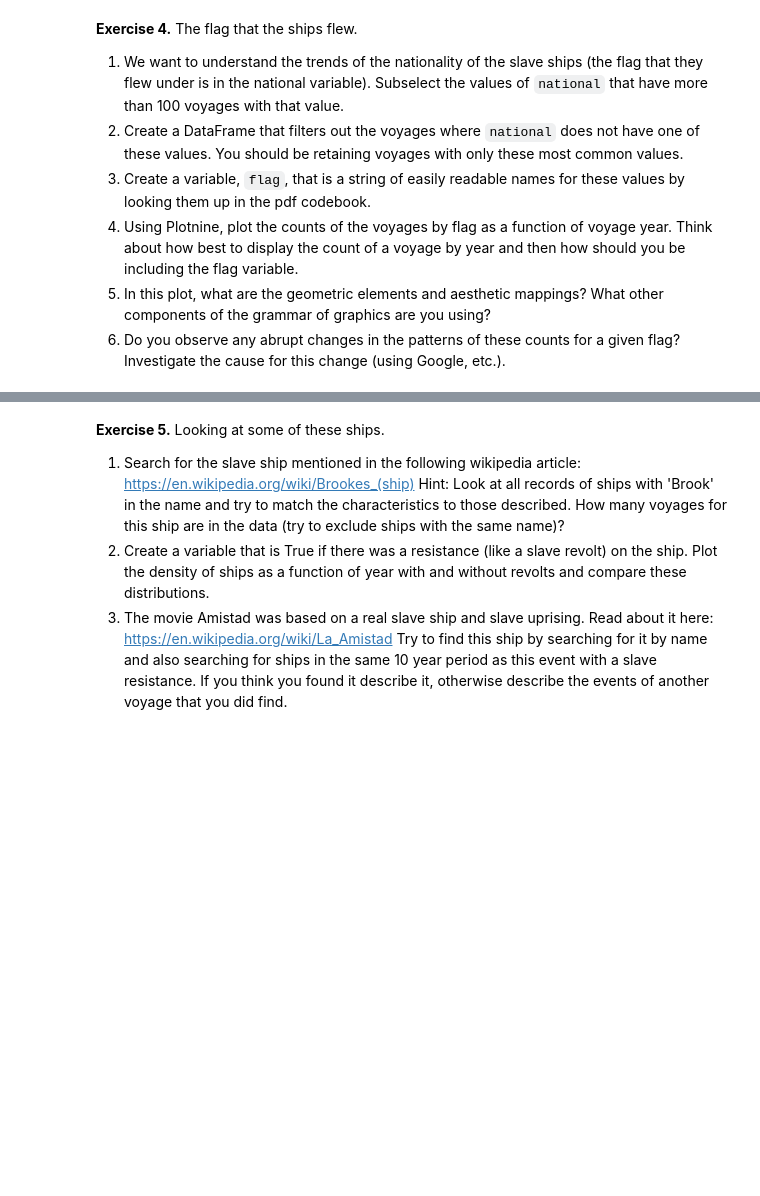
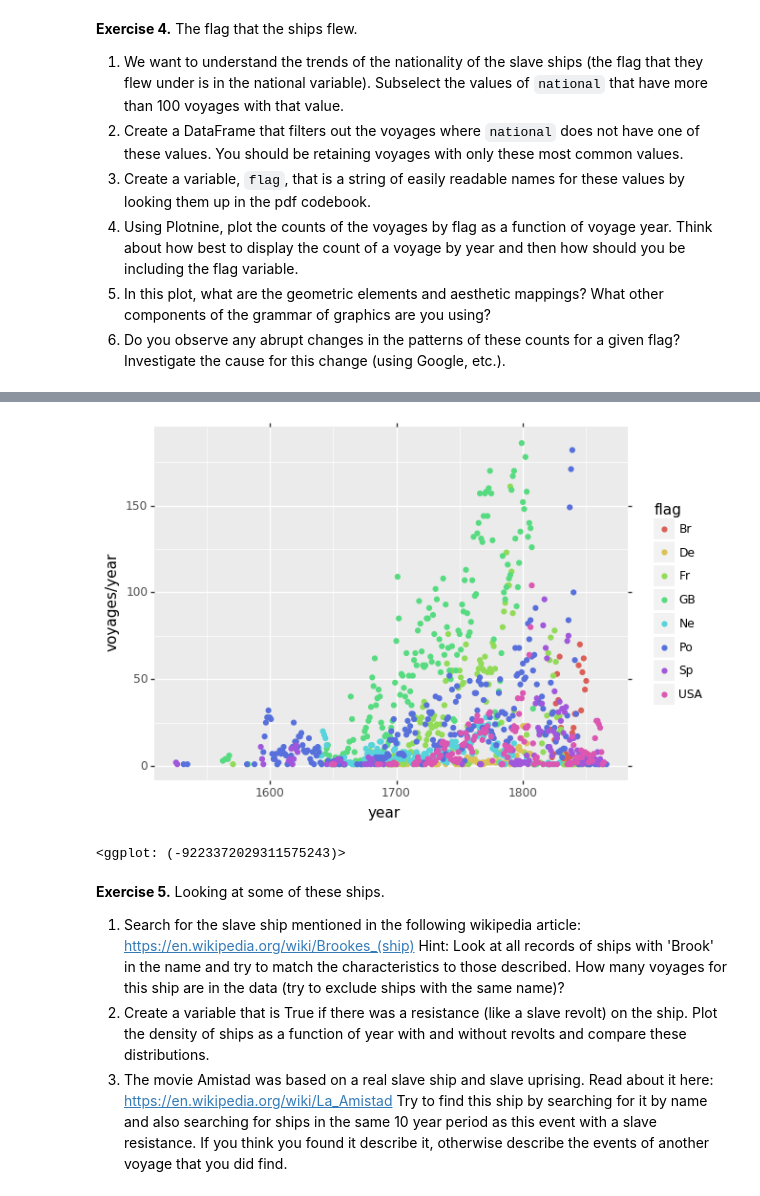
Before and after one commit to RyanYin04/MachineLearningPractice, a Jupyter notebook: 220_midterm/midterm.ipynb, the cells around one changed output, grey strips where cells are left out. Cells and saved outputs as stored; diff of their text form; code cells hidden in the pictures; blank space fills up the shorter version.

```diff
--- a/220_midterm/midterm.ipynb
+++ b/220_midterm/midterm.ipynb
@@ -62,0 +232,4 @@ Throughout we will disregard all time variables other than year since they are u
+# %%
+# 2.Filtered data:
+data_filtered = data[data['national'].isin(nations)]
+data_filtered.head()
@@ -62,0 +244,9 @@ Throughout we will disregard all time variables other than year since they are u
+# %%
+# 3. Create flag:
+flag = ['Sp', 'Po', 'Br', 'GB', 'Ne', 'USA', 'Fr', 'De']
+
+# Generate the dictionary in order to map:
+mapping = {key:value for (key, value) in zip(nations, flag)}
+
+# Create new varaible and map to national:
+data_filtered['flag'] = data_filtered['national'].map(mapping)
@@ -62,0 +294,6 @@ Throughout we will disregard all time variables other than year since they are u
+# %%
+# 4. Using Plotnine, plot the counts of the voyages by flag as a function of voyage year. Think about how best to display the count of a voyage by year and then how should you be including the flag variable.
+data_filtered.head()
+g = data_filtered.groupby(['yearam', 'flag'])
+gcount = pd.DataFrame(g['voyageid'].count())
+# ggplot(gcount, aes(x = 'yearam', y =  ))
@@ -62,0 +320,4 @@ Throughout we will disregard all time variables other than year since they are u
+# %%
+gcount.columns = ['count']
+gcount.reset_index(inplace = True)
+gcount
@@ -62,0 +343,5 @@ Throughout we will disregard all time variables other than year since they are u
+# %%
+ggplot(gcount, aes(x = 'yearam', y = 'count', color = 'flag')) + geom_point() +ylab('voyages/year') + xlab('year')
+# %% [output]
+[figure, added]
+<ggplot: (-9223372029311575243)>
```
Also changed, not shown: parts of 25 cells of this notebook.
